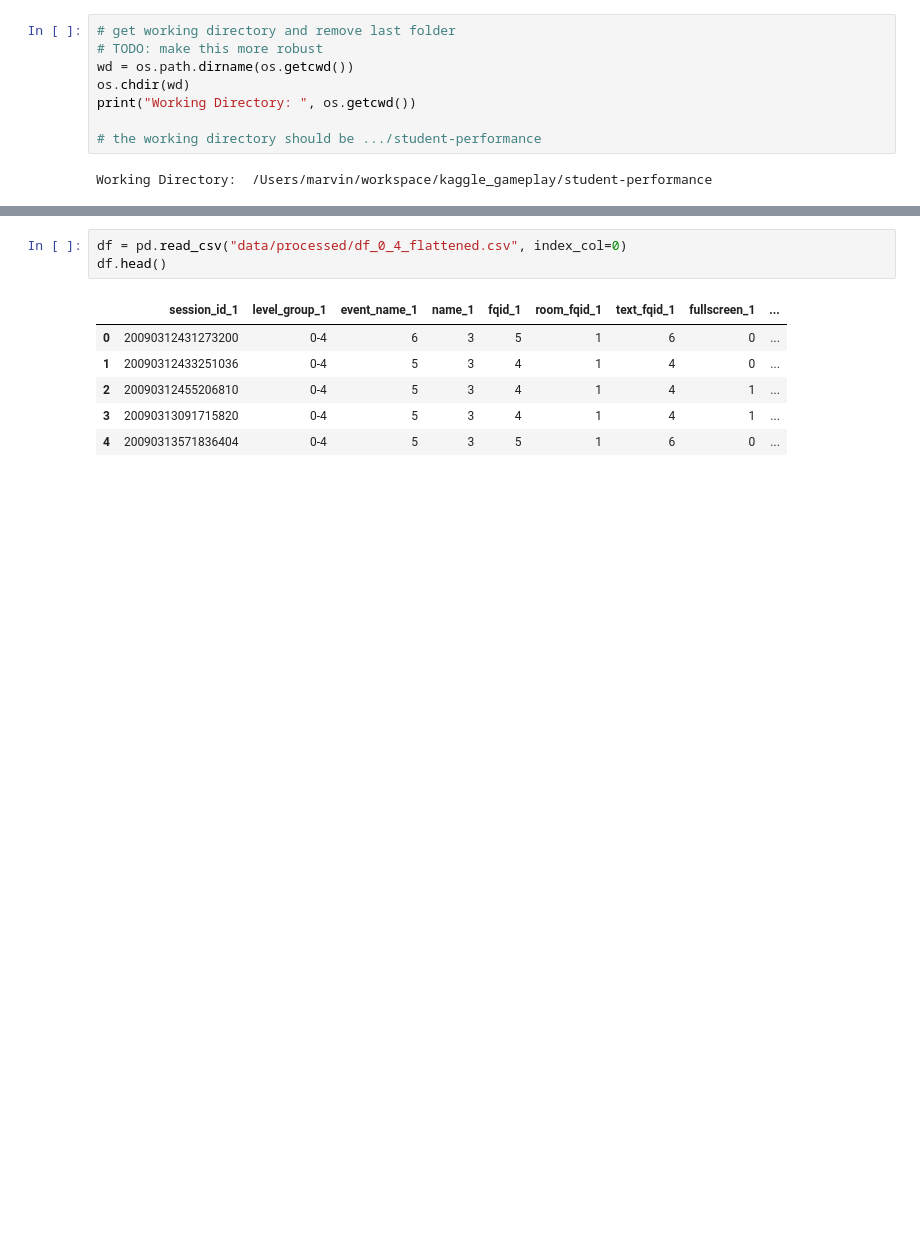
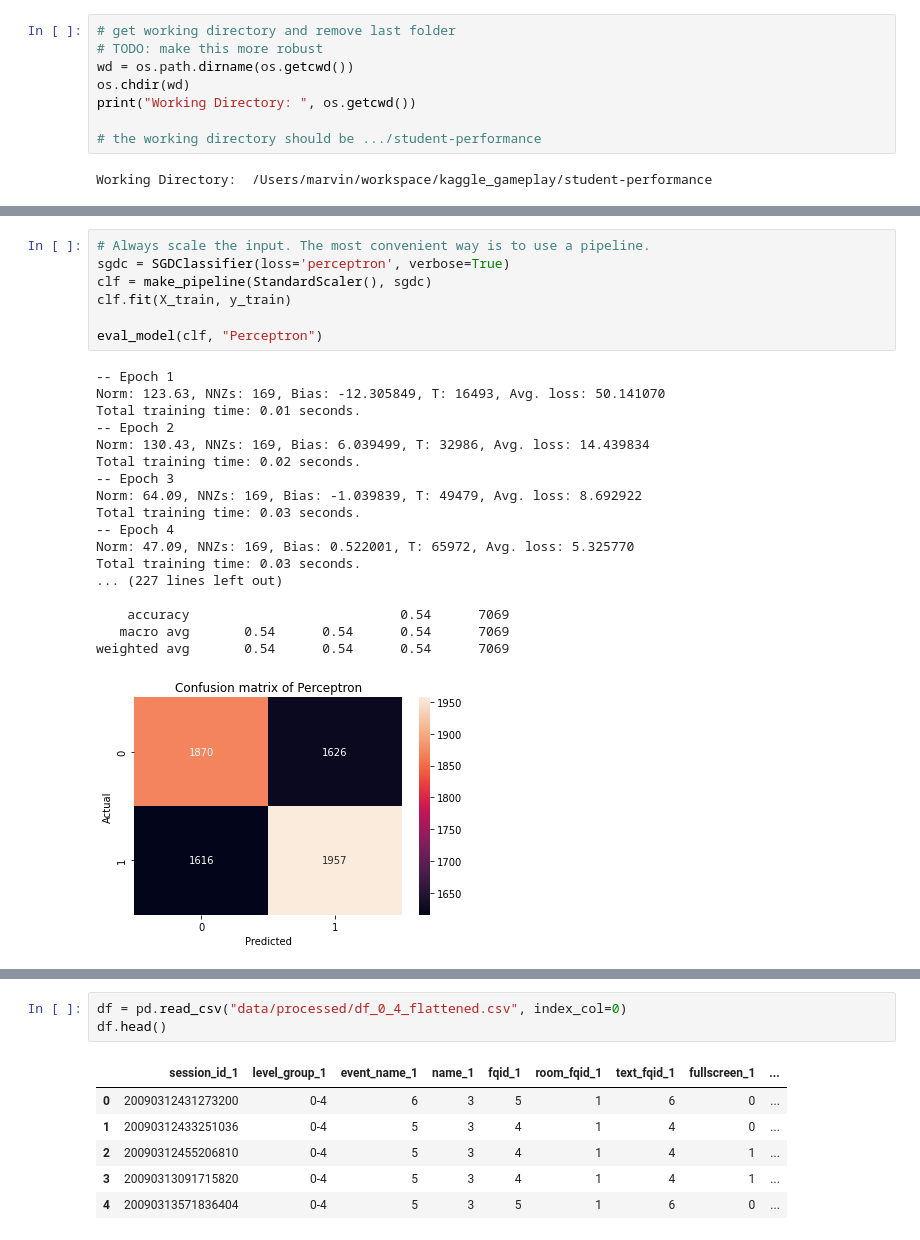
Before and after one commit to Kaggle-Project-TUC-DS/student-performance, a Jupyter notebook: notebooks/exploring_svms_marv.ipynb, the cells around one changed output, grey strips where cells are left out. Drawn from its saved outputs; the diff is of its cells as text; blank space fills up the shorter version.

```diff
--- a/notebooks/exploring_svms_marv.ipynb
+++ b/notebooks/exploring_svms_marv.ipynb
@@ -21 +157,27 @@ Working Directory:  /Users/marvin/workspace/kaggle_gameplay/student-performance
+# %%
+# Always scale the input. The most convenient way is to use a pipeline.
+sgdc = SGDClassifier(loss='perceptron', verbose=True)
+clf = make_pipeline(StandardScaler(), sgdc)
+clf.fit(X_train, y_train)
+
+eval_model(clf, "Perceptron")
+# %% [output]
+-- Epoch 1
+Norm: 123.63, NNZs: 169, Bias: -12.305849, T: 16493, Avg. loss: 50.141070
+Total training time: 0.01 seconds.
+-- Epoch 2
+Norm: 130.43, NNZs: 169, Bias: 6.039499, T: 32986, Avg. loss: 14.439834
+Total training time: 0.02 seconds.
+-- Epoch 3
+Norm: 64.09, NNZs: 169, Bias: -1.039839, T: 49479, Avg. loss: 8.692922
+Total training time: 0.03 seconds.
+-- Epoch 4
+Norm: 47.09, NNZs: 169, Bias: 0.522001, T: 65972, Avg. loss: 5.325770
+Total training time: 0.03 seconds.
+... (227 lines left out)
+
+    accuracy                           0.54      7069
+   macro avg       0.54      0.54      0.54      7069
+weighted avg       0.54      0.54      0.54      7069
+[figure, added]
 # %%
```
Also changed, not shown: parts of 11 cells of this notebook.
